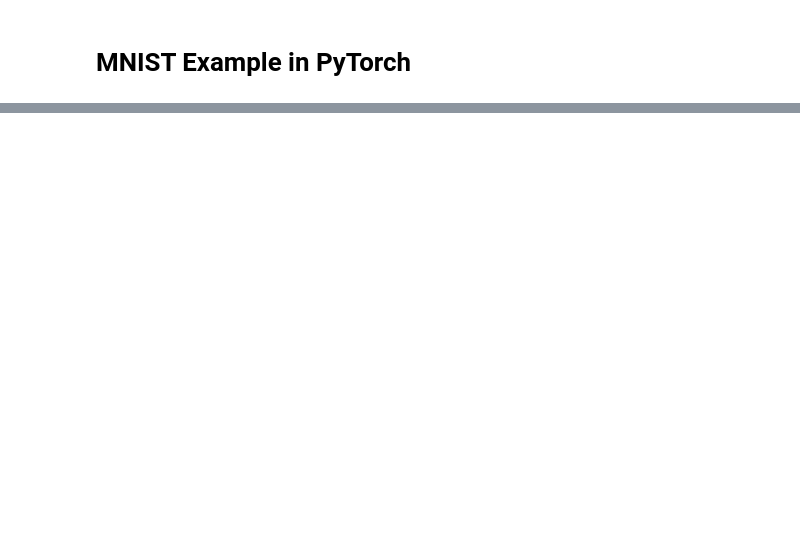
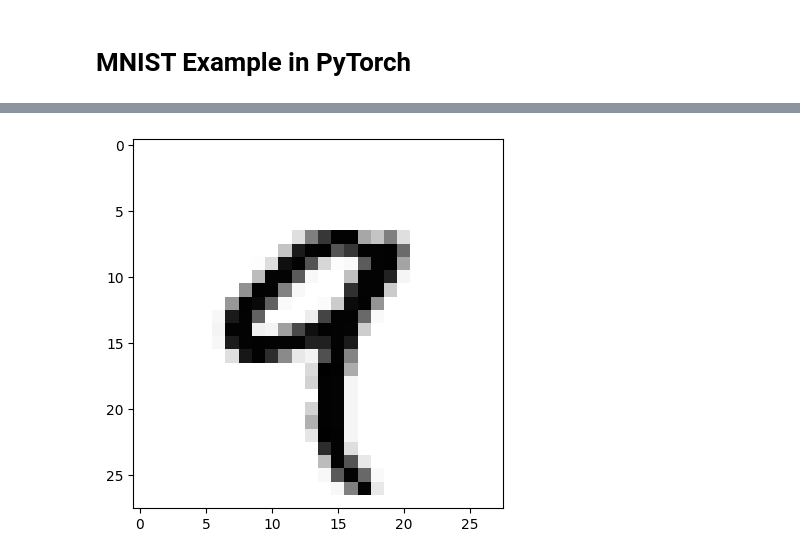
Before and after one commit to SNI22/CNN_MNIST, a Jupyter notebook: MNIST_PyTorch_Example.ipynb, the cells around one changed output, grey strips where cells are left out. Drawn from its saved outputs; the diff is of its cells as text; code cells hidden in the pictures; blank space fills up the shorter version.

```diff
--- a/MNIST_PyTorch_Example.ipynb
+++ b/MNIST_PyTorch_Example.ipynb
@@ -107,0 +19,19 @@ predict_images(model, test_loader, [10, 24, 400])
+# %%
+# Data Loading and Preprocessing
+transform = transforms.Compose([
+    transforms.ToTensor(),
+    transforms.Normalize((0.5,), (0.5,))
+])
+
+train_dataset = datasets.MNIST(root='./data/MNIST', train=True, download=True, transform=transform)
+test_dataset = datasets.MNIST(root='./data/MNIST', train=False, download=True, transform=transform)
+
+train_loader = torch.utils.data.DataLoader(dataset=train_dataset, batch_size=32, shuffle=True)
+test_loader = torch.utils.data.DataLoader(dataset=test_dataset, batch_size=32, shuffle=False)
+
+# Visualize one of the digits
+first_image, _ = train_dataset[4]
+plt.imshow(first_image.squeeze().numpy(), cmap=plt.cm.Greys);
+plt.show()
+# %% [output]
+[figure, added]
```
Also changed, not shown: parts of 4 cells of this notebook, 5 other files.
